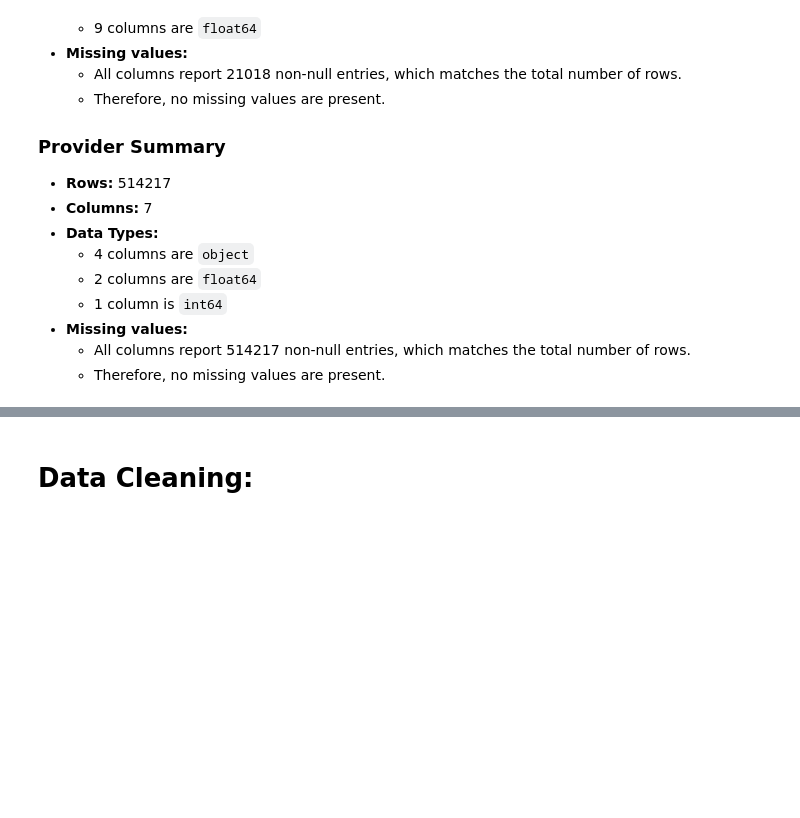
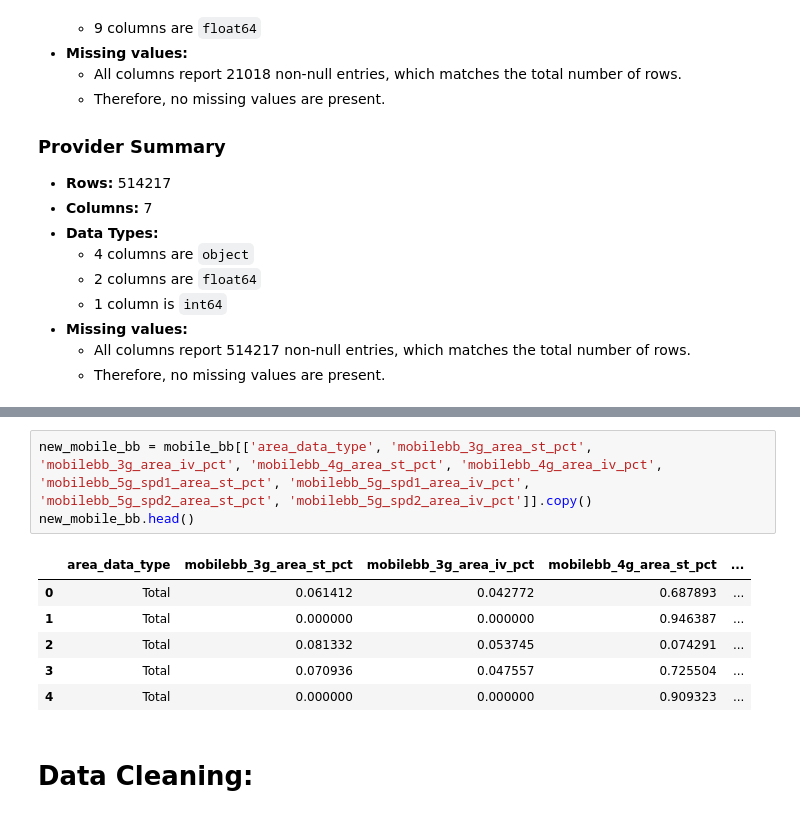
Before and after one commit to AishaniD078/huds_ms_airband_analysis_2_repo, a Jupyter notebook: HUDS_Research_Skeleton_Notebook_Aishani.ipynb, the cells around one changed output, grey strips where cells are left out. Drawn from its saved outputs; the diff is of its cells as text; blank space fills up the shorter version.

```diff
--- a/HUDS_Research_Skeleton_Notebook_Aishani.ipynb
+++ b/HUDS_Research_Skeleton_Notebook_Aishani.ipynb
@@ -288,3 +298,13 @@ The number of non-null values does not match the total number expected based on
+# %%
+new_mobile_bb = mobile_bb[['area_data_type', 'mobilebb_3g_area_st_pct', 'mobilebb_3g_area_iv_pct', 'mobilebb_4g_area_st_pct', 'mobilebb_4g_area_iv_pct', 'mobilebb_5g_spd1_area_st_pct', 'mobilebb_5g_spd1_area_iv_pct', 'mobilebb_5g_spd2_area_st_pct', 'mobilebb_5g_spd2_area_iv_pct']].copy()
+new_mobile_bb.head()
+# %% [output]
+|  | area_data_type | mobilebb_3g_area_st_pct | mobilebb_3g_area_iv_pct | mobilebb_4g_area_st_pct | ... |
+| 0 | Total | 0.061412 | 0.042772 | 0.687893 | ... |
+| 1 | Total | 0.000000 | 0.000000 | 0.946387 | ... |
+| 2 | Total | 0.081332 | 0.053745 | 0.074291 | ... |
+| 3 | Total | 0.070936 | 0.047557 | 0.725504 | ... |
+| 4 | Total | 0.000000 | 0.000000 | 0.909323 | ... |
 # %% [markdown]
 # Data Cleaning:
 # %% [markdown]
```
Also changed, not shown: parts of 3 cells of this notebook.
